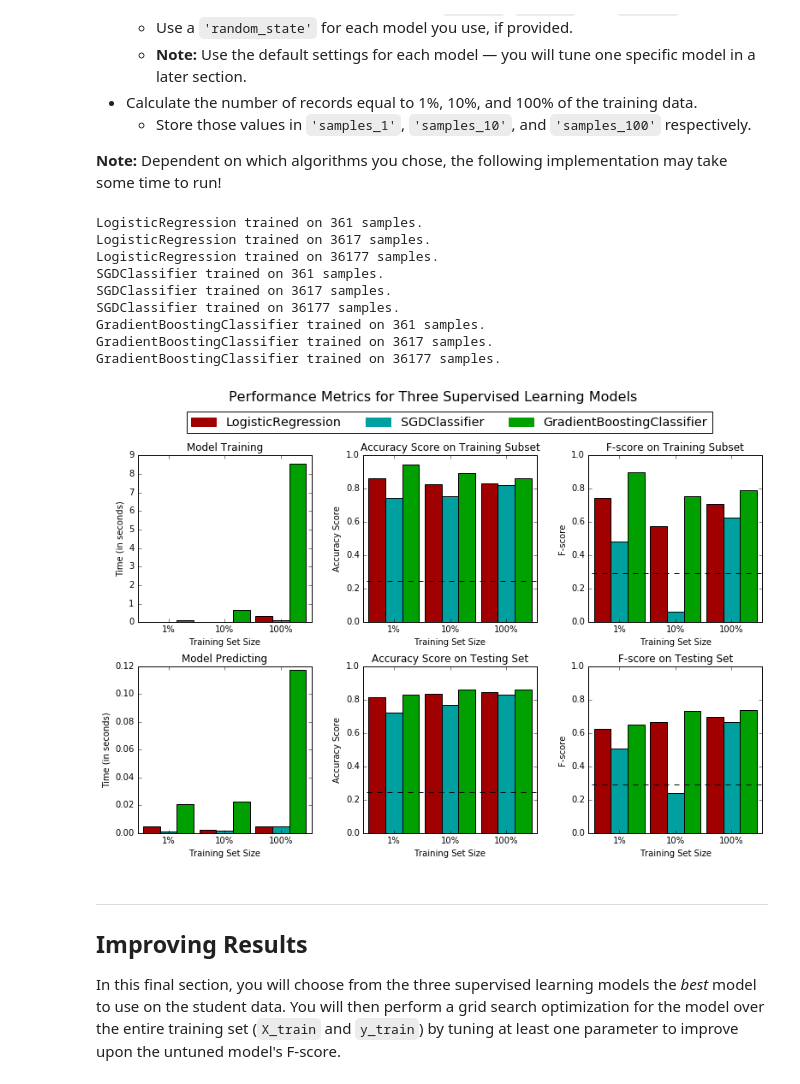
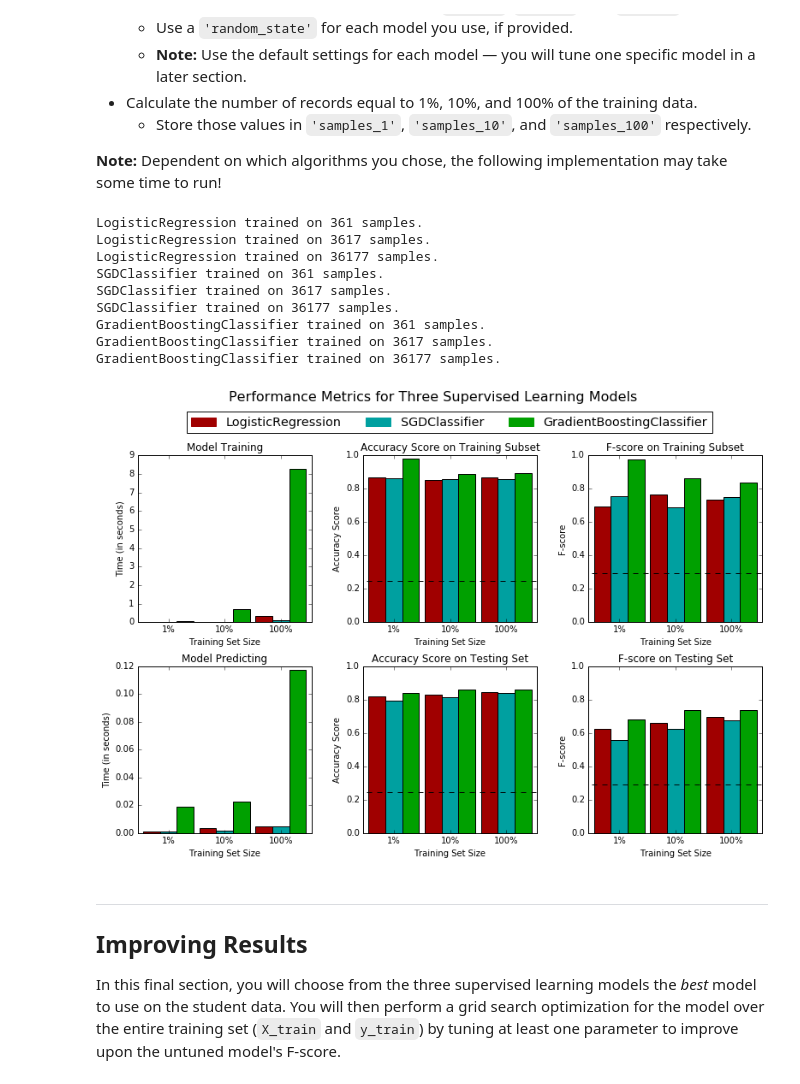
Before and after one commit to yifanxie/Udacity_MLND, a Jupyter notebook: projects/finding_donors/submission/finding_donors.ipynb, the cells around one changed output. Drawn from its saved outputs; the diff is of its cells as text; code cells hidden in the pictures.

```diff
--- a/projects/finding_donors/submission/finding_donors.ipynb
+++ b/projects/finding_donors/submission/finding_donors.ipynb
@@ -369,39 +369,41 @@ In the code cell, you will need to implement the following:
 from sklearn.linear_model import LogisticRegression
 from sklearn.linear_model import SGDClassifier
 from sklearn.ensemble import GradientBoostingClassifier
 
-# TODO: Initialize the three models
-clf_A = LogisticRegression()
-clf_B = SGDClassifier()
-clf_C = GradientBoostingClassifier()
+rand=111
 
-# TODO: Calculate the number of samples for 1%, 10%, and 100% of the training data
+# Initialize the three models
+clf_A = LogisticRegression(random_state=rand)
+clf_B = SGDClassifier(random_state=rand)
+clf_C = GradientBoostingClassifier(random_state=rand)
+
+# Calculate the number of samples for 1%, 10%, and 100% of the training data
 samples_1 = np.int(X_train.shape[0]*0.01)
 samples_10 = np.int(X_train.shape[0]*0.1)
 samples_100 = np.int(X_train.shape[0])
 
 # Collect results on the learners
 results = {}
 for clf in [clf_A, clf_B, clf_C]:
     clf_name = clf.__class__.__name__
     results[clf_name] = {}
     for i, samples in enumerate([samples_1, samples_10, samples_100]):
         results[clf_name][i] = \
         train_predict(clf, samples, X_train, y_train, X_test, y_test)
 
 # Run metrics visualization for the three supervised learning models chosen
 vs.evaluate(results, accuracy, fscore)
 # %% [output]
 LogisticRegression trained on 361 samples.
 LogisticRegression trained on 3617 samples.
 LogisticRegression trained on 36177 samples.
 SGDClassifier trained on 361 samples.
 SGDClassifier trained on 3617 samples.
 SGDClassifier trained on 36177 samples.
 GradientBoostingClassifier trained on 361 samples.
 GradientBoostingClassifier trained on 3617 samples.
 GradientBoostingClassifier trained on 36177 samples.
-[figure, old version]
+[figure, new version]
 # %% [markdown]
 ----
 ## Improving Results
```
Also changed, not shown: parts of 3 cells of this notebook, 4 other files.
